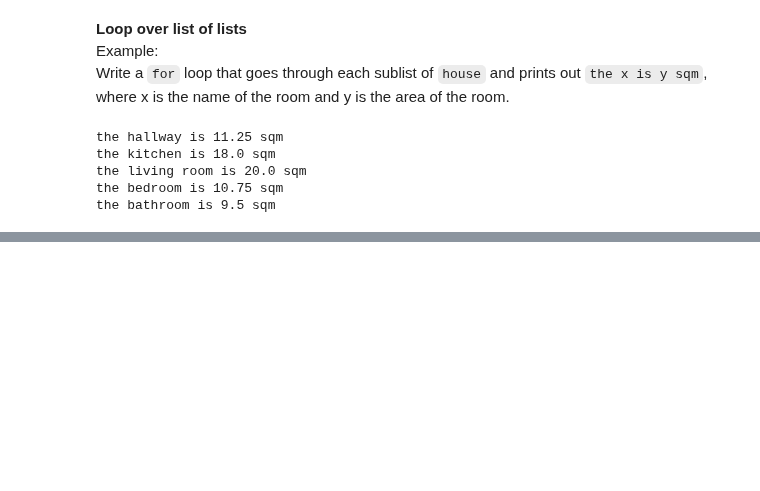
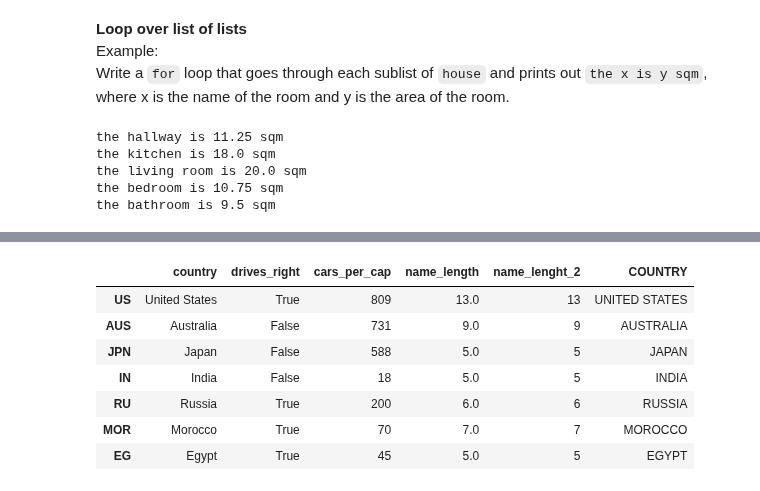
Before and after one commit to flyin01/dc, a Jupyter notebook: Intermediate_python.ipynb, the cells around one changed output, grey strips where cells are left out. Drawn from its saved outputs; the diff is of its cells as text; code cells hidden in the pictures; blank space fills up the shorter version.

Commit message:
completed loops

```diff
--- a/Intermediate_python.ipynb
+++ b/Intermediate_python.ipynb
@@ -2276,0 +2446,3 @@ the bathroom is 9.5 sqm
+# %%
+for lab, row in cars.iterrows():
+    print(lab + ": " + row["country"])
@@ -2276,0 +2459,6 @@ the bathroom is 9.5 sqm
+# %%
+for lab, row in cars.iterrows():
+    # Creating series on every iteration
+    cars.loc[lab, "name_length"] = len(row["country"])  # Using loc and len
+
+cars # Check the results
@@ -2276,0 +2476,4 @@ the bathroom is 9.5 sqm
+# %%
+cars["name_lenght_2"] = cars["country"].apply(len)
+
+cars
@@ -2276,0 +2491,4 @@ the bathroom is 9.5 sqm
+# %%
+# Adapt for loop
+for lab, row in cars.iterrows() :
+    print(lab + ": " + str(row["cars_per_cap"]))
@@ -2276,0 +2503,15 @@ the bathroom is 9.5 sqm
+# %%
+# Code for loop that adds COUNTRY column
+for lab, row in cars.iterrows():
+    cars.loc[lab, "COUNTRY"] = (row["country"].upper())
+
+cars
+# %% [output]
+|  | country | drives_right | cars_per_cap | name_length | name_lenght_2 | COUNTRY |
+| US | United States | True | 809 | 13.0 | 13 | UNITED STATES |
+| AUS | Australia | False | 731 | 9.0 | 9 | AUSTRALIA |
+| JPN | Japan | False | 588 | 5.0 | 5 | JAPAN |
+| IN | India | False | 18 | 5.0 | 5 | INDIA |
+| RU | Russia | True | 200 | 6.0 | 6 | RUSSIA |
+| MOR | Morocco | True | 70 | 7.0 | 7 | MOROCCO |
+| EG | Egypt | True | 45 | 5.0 | 5 | EGYPT |
```
Also changed, not shown: parts of 29 cells of this notebook.
